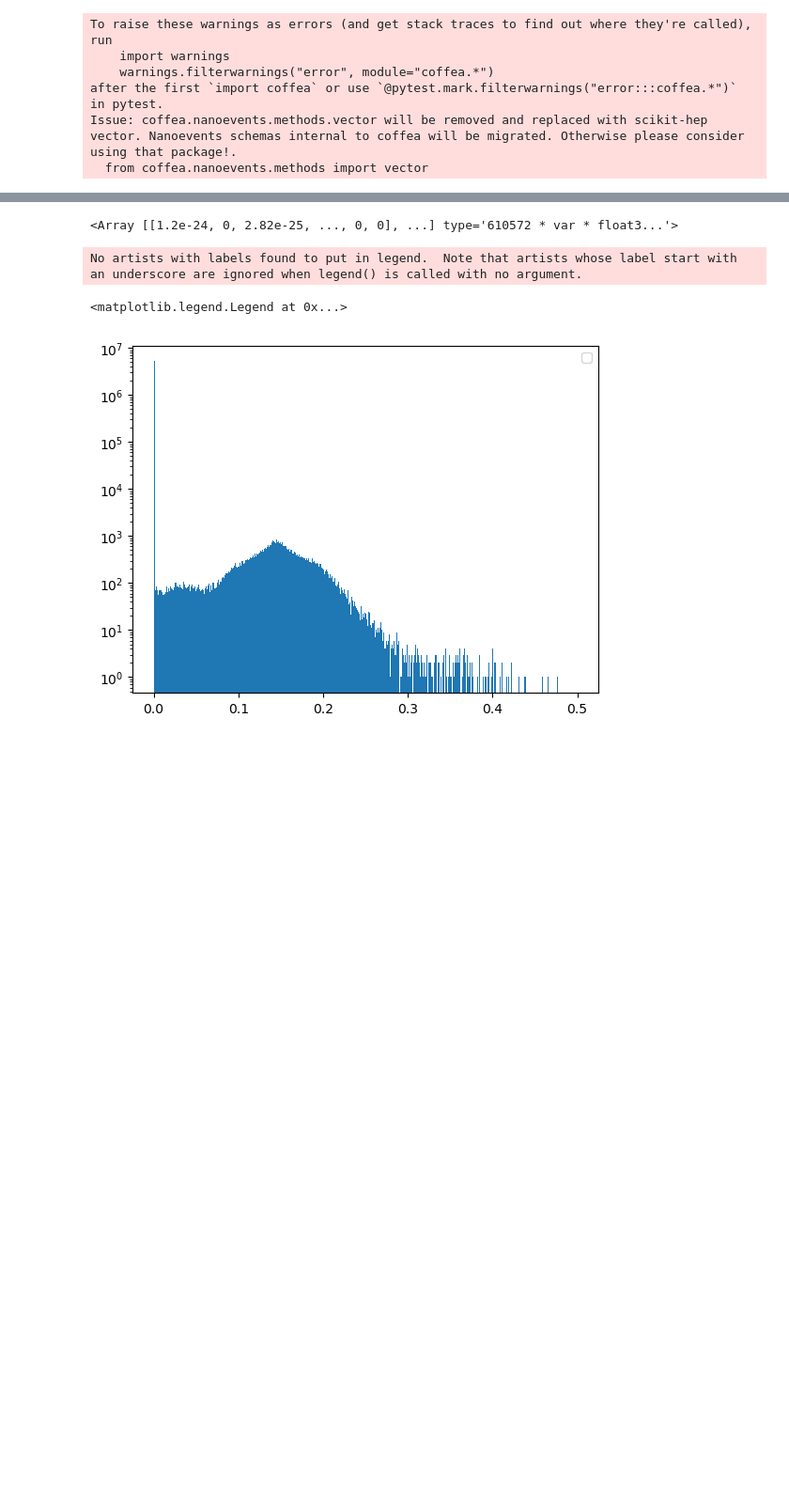
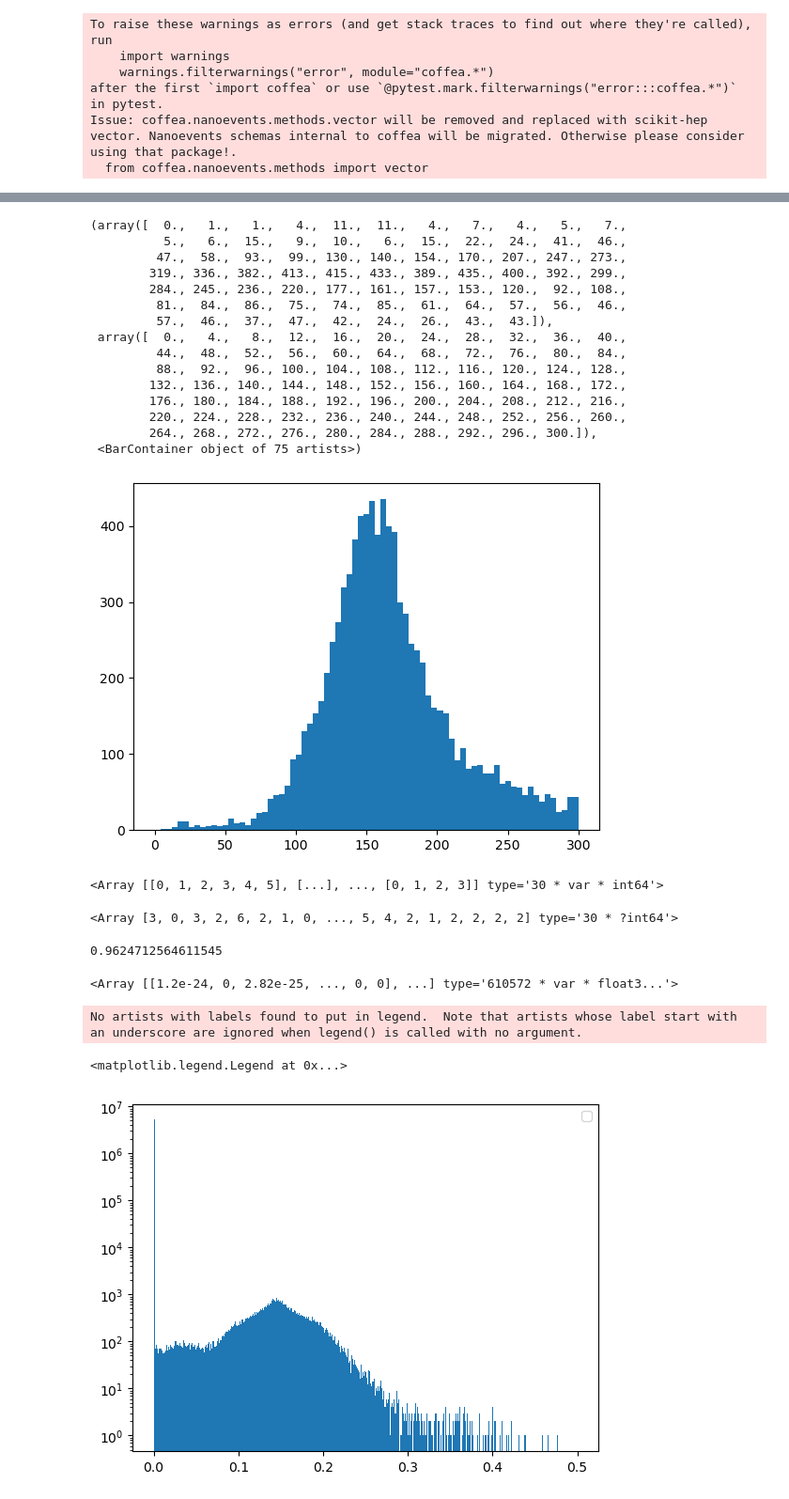
Before and after one commit to akanugan/MultiJets, a Jupyter notebook: TopStudies/playground.ipynb, the cells around one changed output, grey strips where cells are left out. Shown at 94% size. Saved outputs shown, nothing was run; the diff lists cells and outputs as text; code cells hidden in the pictures; blank space fills up the shorter version.

```diff
--- a/TopStudies/playground.ipynb
+++ b/TopStudies/playground.ipynb
@@ -60,3 +86,48 @@ small_events.ScoutingPFJet.fields
+# %%
+truth_b = small_events.GenPart[(abs(small_events.GenPart.pdgId) == 5) & ( small_events.GenPart.hasFlags(['isLastCopy'])) & (small_events.GenPart.distinctParentIdxG == w_truth.distinctParentIdxG)]
+#truth_b = truth_b[ak.num(truth_b, axis=1) > 0]
+truth_b = ak.firsts(truth_b)
+candidate_b = small_events.ScoutingJet[ak.local_index(small_events.ScoutingJet,axis=1) == ak.argmin(truth_b.delta_r(small_events.ScoutingJet),axis=1)]
+
+top_candidate = w_candid + candidate_b
+
+plt.hist(top_candidate.mass.compute(),
+         range = (0, 300),
+         bins= 75)
+# %% [output]
+(array([  0.,   1.,   1.,   4.,  11.,  11.,   4.,   7.,   4.,   5.,   7.,
+          5.,   6.,  15.,   9.,  10.,   6.,  15.,  22.,  24.,  41.,  46.,
+         47.,  58.,  93.,  99., 130., 140., 154., 170., 207., 247., 273.,
+        319., 336., 382., 413., 415., 433., 389., 435., 400., 392., 299.,
+        284., 245., 236., 220., 177., 161., 157., 153., 120.,  92., 108.,
+         81.,  84.,  86.,  75.,  74.,  85.,  61.,  64.,  57.,  56.,  46.,
+         57.,  46.,  37.,  47.,  42.,  24.,  26.,  43.,  43.]),
+ array([  0.,   4.,   8.,  12.,  16.,  20.,  24.,  28.,  32.,  36.,  40.,
+         44.,  48.,  52.,  56.,  60.,  64.,  68.,  72.,  76.,  80.,  84.,
+         88.,  92.,  96., 100., 104., 108., 112., 116., 120., 124., 128.,
+        132., 136., 140., 144., 148., 152., 156., 160., 164., 168., 172.,
+        176., 180., 184., 188., 192., 196., 200., 204., 208., 212., 216.,
+        220., 224., 228., 232., 236., 240., 244., 248., 252., 256., 260.,
+        264., 268., 272., 276., 280., 284., 288., 292., 296., 300.]),
+ <BarContainer object of 75 artists>)
+[figure, added]
+# %%
+ak.local_index(small_events.ScoutingJet,axis=1).compute()
+# %% [output]
+<Array [[0, 1, 2, 3, 4, 5], [...], ..., [0, 1, 2, 3]] type='30 * var * int64'>
+# %%
+ak.argmin(first_jet.delta_r(small_events.ScoutingJet),axis=1).compute()
+# %% [output]
+<Array [3, 0, 3, 2, 6, 2, 1, 0, ..., 5, 4, 2, 1, 2, 2, 2, 2] type='30 * ?int64'>
+# %%
+parts = small_events.GenPart
+cut = (parts.pdgId == -11) | (parts.pdgId == 11)
+
+val = ak.sum(ak.num(parts[cut].pdgId,axis=1) > 0) / ak.num(parts,axis=0)
+
+val.compute()
+# %% [output]
+0.9624712564611545
 # %%
 small_events.ScoutingJet.particleNet_prob_b.compute()
 # %% [output]
```
Also changed, not shown: parts of 6 cells of this notebook, 3 other files.
